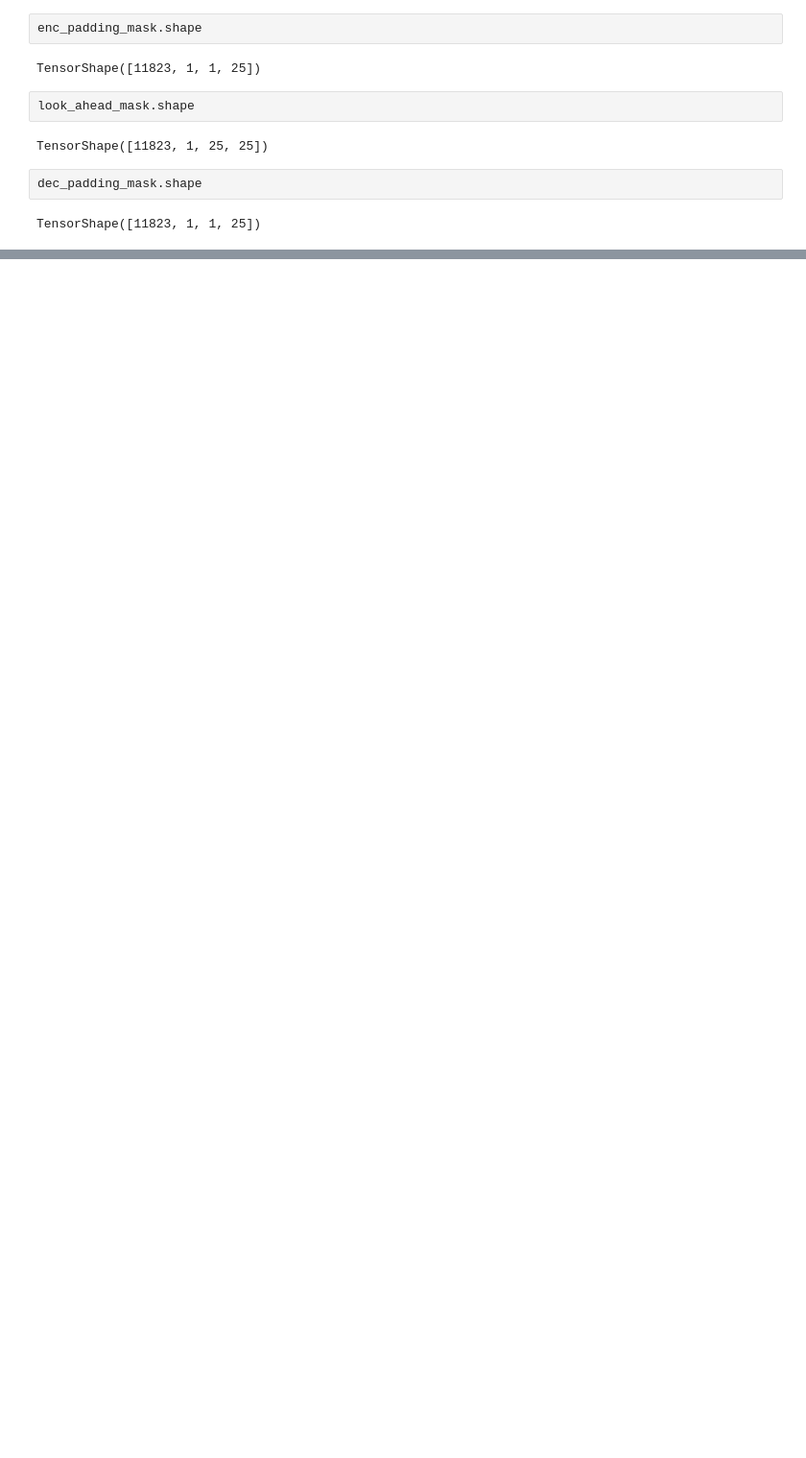
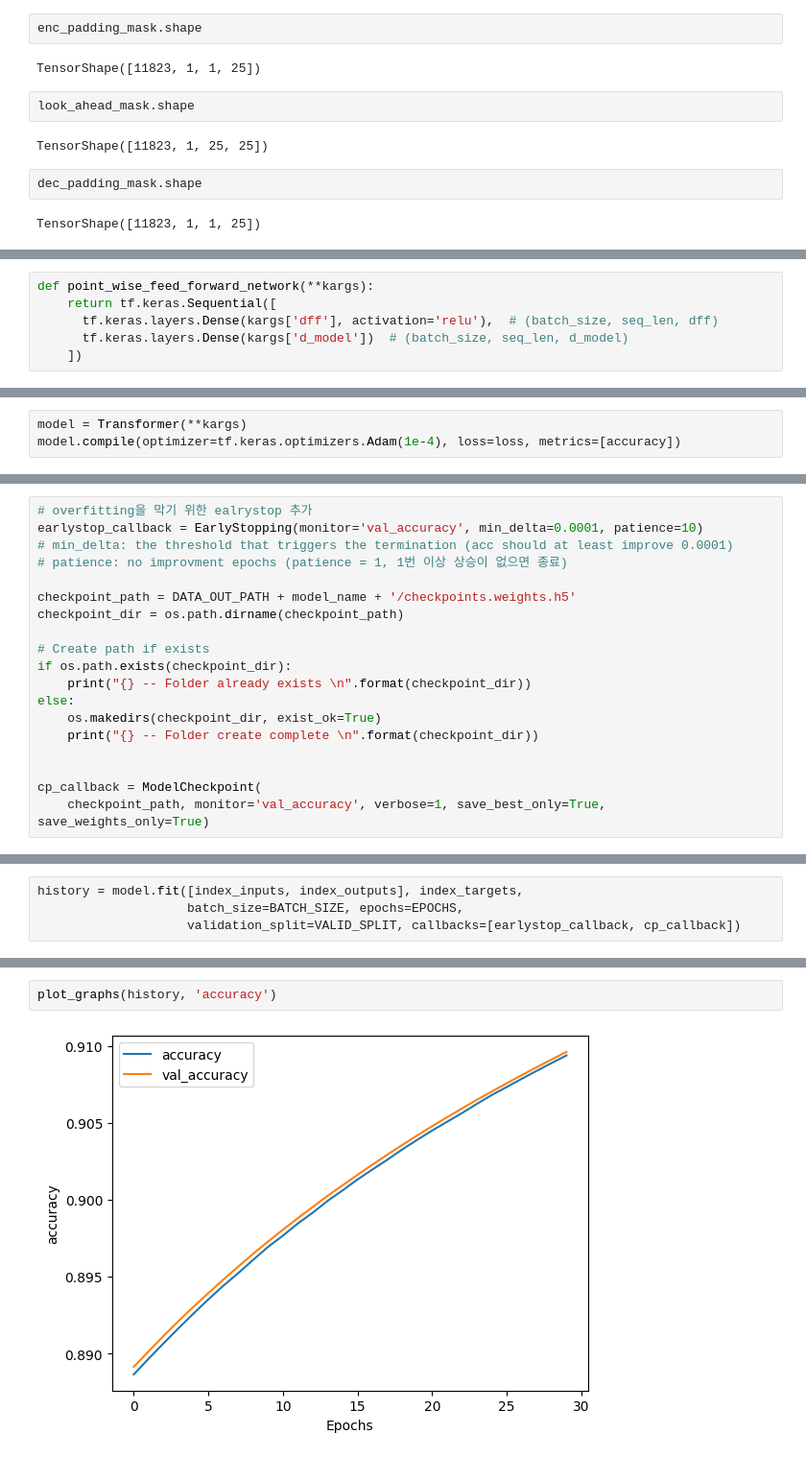
Before and after one commit to whitekun91/NLP_Samples, a Jupyter notebook: 5.CHATBOT/transformer_model.ipynb, the cells around one changed output, grey strips where cells are left out. Shown at 96% size. Cells and saved outputs as stored; diff of their text form; blank space fills up the shorter version.

```diff
--- a/5.CHATBOT/transformer_model.ipynb
+++ b/5.CHATBOT/transformer_model.ipynb
@@ -188,0 +346,6 @@ TensorShape([11823, 1, 1, 25])
+# %%
+def point_wise_feed_forward_network(**kargs):
+    return tf.keras.Sequential([
+      tf.keras.layers.Dense(kargs['dff'], activation='relu'),  # (batch_size, seq_len, dff)
+      tf.keras.layers.Dense(kargs['d_model'])  # (batch_size, seq_len, d_model)
+    ])
@@ -188,0 +553,3 @@ TensorShape([11823, 1, 1, 25])
+# %%
+model = Transformer(**kargs)
+model.compile(optimizer=tf.keras.optimizers.Adam(1e-4), loss=loss, metrics=[accuracy])
@@ -188,0 +558,19 @@ TensorShape([11823, 1, 1, 25])
+# %%
+# overfitting을 막기 위한 ealrystop 추가
+earlystop_callback = EarlyStopping(monitor='val_accuracy', min_delta=0.0001, patience=10)
+# min_delta: the threshold that triggers the termination (acc should at least improve 0.0001)
+# patience: no improvment epochs (patience = 1, 1번 이상 상승이 없으면 종료)
+
+checkpoint_path = DATA_OUT_PATH + model_name + '/checkpoints.weights.h5'
+checkpoint_dir = os.path.dirname(checkpoint_path)
+
+# Create path if exists
+if os.path.exists(checkpoint_dir):
+    print("{} -- Folder already exists \n".format(checkpoint_dir))
+else:
+    os.makedirs(checkpoint_dir, exist_ok=True)
+    print("{} -- Folder create complete \n".format(checkpoint_dir))
+
+
+cp_callback = ModelCheckpoint(
+    checkpoint_path, monitor='val_accuracy', verbose=1, save_best_only=True, save_weights_only=True)
@@ -188,0 +579,4 @@ TensorShape([11823, 1, 1, 25])
+# %%
+history = model.fit([index_inputs, index_outputs], index_targets,
+                    batch_size=BATCH_SIZE, epochs=EPOCHS,
+                    validation_split=VALID_SPLIT, callbacks=[earlystop_callback, cp_callback])
@@ -188,0 +603,4 @@ TensorShape([11823, 1, 1, 25])
+# %%
+plot_graphs(history, 'accuracy')
+# %% [output]
+[figure, added]
```
Also changed, not shown: parts of 33 cells of this notebook.
